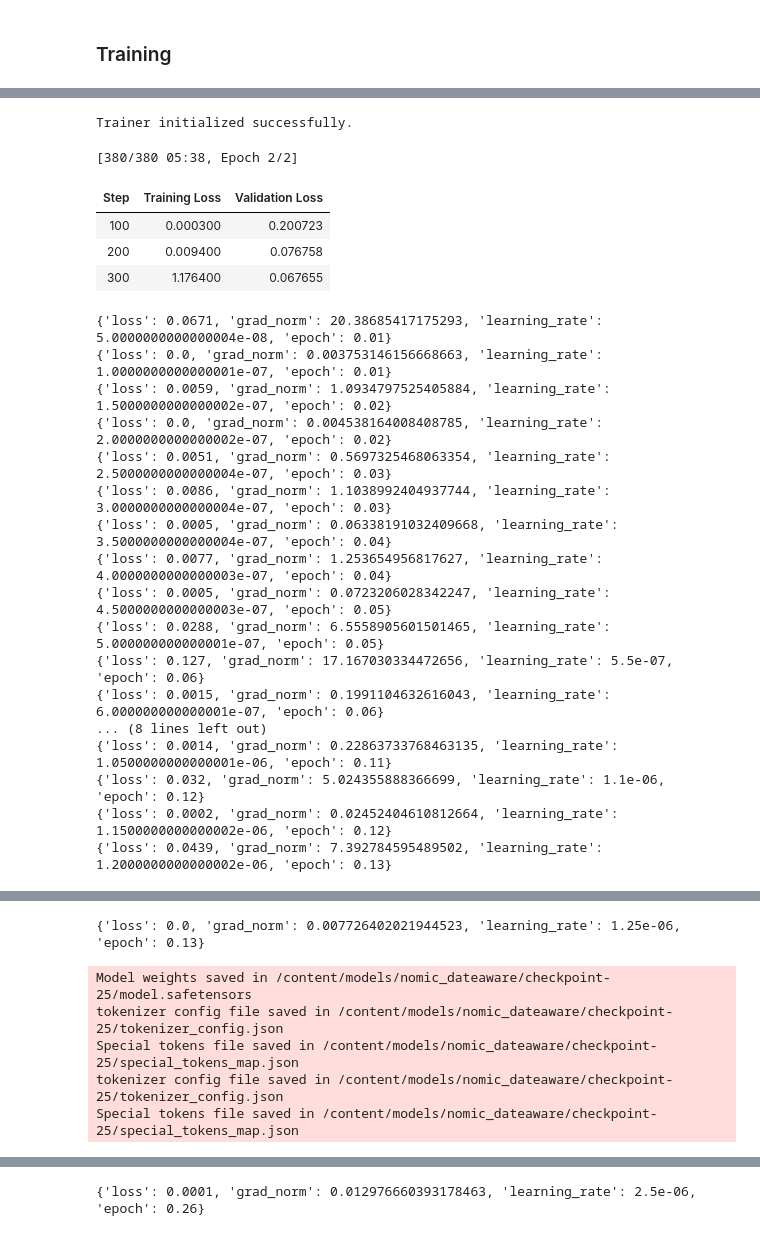
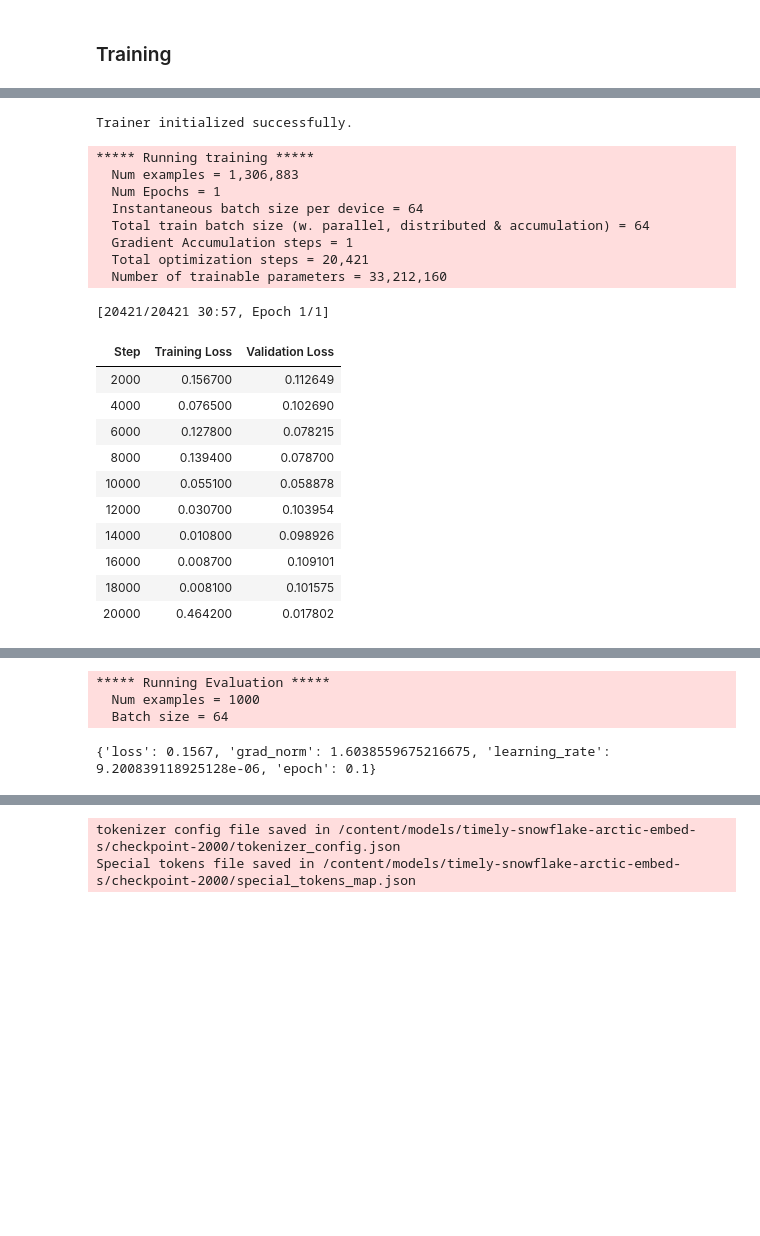
Before and after one commit to khoj-ai/timely, a Jupyter notebook: notebooks/training.ipynb, the cells around one changed output, grey strips where cells are left out. Cells and saved outputs as stored; diff of their text form; code cells hidden in the pictures; blank space fills up the shorter version.

Commit message:
cleaning up training and benchmarking files

```diff
--- a/notebooks/training.ipynb
+++ b/notebooks/training.ipynb
@@ -116,7 +88,7 @@ Dataset({
 #loading nomic-ai/nomic-embed-text-v1 embeddings model for finetuning
 !pip install einops
 model = SentenceTransformer(
-    "nomic-ai/nomic-embed-text-v1",
+    "Snowflake/snowflake-arctic-embed-s",
     trust_remote_code=True
 )
 # %% [output]
@@ -172,7 +191,10 @@ Initializing trainer...
 # %%
+import matplotlib.pyplot as plt
+
 import transformers
 transformers.logging.set_verbosity_debug()
 transformers.utils.logging.enable_default_handler()
+
 def main():
   # Set environment variables for debugging
   os.environ['CUDA_LAUNCH_BLOCKING'] = "1"
@@ -194,7 +216,7 @@ def main():
 
   # Proceed with trainer initialization
   try:
-        #Restart Session using the commented lines if this cell fails.
+      # Restart Session using the commented lines if this cell fails.
       # import os
       # os._exit(00)
       trainer = SentenceTransformerTrainer(
@@ -202,15 +224,31 @@ def main():
           args=args,
           train_dataset=dataset,
           loss=loss,
-          eval_dataset=dataset,
+          eval_dataset=test_dataset,
           evaluator=None,
       )
       trainer.add_callback(transformers.ProgressCallback)
       print("Trainer initialized successfully.")
       # Proceed with training
       trainer.train()
-      model.save_pretrained("models/nomic_dateaware/final")
+      model.save_pretrained("/content/drive/MyDrive/Date Aware Embeddings Model/timely-snowflake-arctic-embed-s-v9")
       print("Model saved successfully.")
+
+      # Plot model training
+      # After training is complete
+      log_history = trainer.state.log_history
+
+      # Extract training loss
+      train_loss = [log['loss'] for log in log_history if 'loss' in log]
+      steps = range(len(train_loss))
+
+      # Plot training loss
+      plt.plot(steps, train_loss)
+      plt.xlabel('Steps')
+      plt.ylabel('Training Loss')
+      plt.title('Training Loss Progression')
+      plt.show()
+
   except RuntimeError as e:
       print("Caught RuntimeError:", e)
       print("Potential issue with CUDA kernel execution.")
@@ -232,23 +262,21 @@ Currently training with a batch size of: 8
 Trainer initialized successfully.
-[380/380 05:38, Epoch 2/2]
+***** Running training *****
+  Num examples = 1,306,883
+  Num Epochs = 1
+  Instantaneous batch size per device = 64
+  Total train batch size (w. parallel, distributed & accumulation) = 64
+  Gradient Accumulation steps = 1
+  Total optimization steps = 20,421
+  Number of trainable parameters = 33,212,160
+[20421/20421 30:57, Epoch 1/1]
 | Step | Training Loss | Validation Loss |
-| 100 | 0.000300 | 0.200723 |
-| 200 | 0.009400 | 0.076758 |
-| 300 | 1.176400 | 0.067655 |
+| 2000 | 0.156700 | 0.112649 |
+| 4000 | 0.076500 | 0.102690 |
+| 6000 | 0.127800 | 0.078215 |
+| 8000 | 0.139400 | 0.078700 |
+| 10000 | 0.055100 | 0.058878 |
+| 12000 | 0.030700 | 0.103954 |
+| 14000 | 0.010800 | 0.098926 |
+| 16000 | 0.008700 | 0.109101 |
+| 18000 | 0.008100 | 0.101575 |
+| 20000 | 0.464200 | 0.017802 |
-{'loss': 0.0671, 'grad_norm': 20.38685417175293, 'learning_rate': 5.0000000000000004e-08, 'epoch': 0.01}
-{'loss': 0.0, 'grad_norm': 0.003753146156668663, 'learning_rate': 1.0000000000000001e-07, 'epoch': 0.01}
-{'loss': 0.0059, 'grad_norm': 1.0934797525405884, 'learning_rate': 1.5000000000000002e-07, 'epoch': 0.02}
-{'loss': 0.0, 'grad_norm': 0.004538164008408785, 'learning_rate': 2.0000000000000002e-07, 'epoch': 0.02}
-{'loss': 0.0051, 'grad_norm': 0.5697325468063354, 'learning_rate': 2.5000000000000004e-07, 'epoch': 0.03}
-{'loss': 0.0086, 'grad_norm': 1.1038992404937744, 'learning_rate': 3.0000000000000004e-07, 'epoch': 0.03}
-{'loss': 0.0005, 'grad_norm': 0.06338191032409668, 'learning_rate': 3.5000000000000004e-07, 'epoch': 0.04}
-{'loss': 0.0077, 'grad_norm': 1.253654956817627, 'learning_rate': 4.0000000000000003e-07, 'epoch': 0.04}
-{'loss': 0.0005, 'grad_norm': 0.0723206028342247, 'learning_rate': 4.5000000000000003e-07, 'epoch': 0.05}
-{'loss': 0.0288, 'grad_norm': 6.5558905601501465, 'learning_rate': 5.000000000000001e-07, 'epoch': 0.05}
-{'loss': 0.127, 'grad_norm': 17.167030334472656, 'learning_rate': 5.5e-07, 'epoch': 0.06}
-{'loss': 0.0015, 'grad_norm': 0.1991104632616043, 'learning_rate': 6.000000000000001e-07, 'epoch': 0.06}
-... (8 lines left out)
-{'loss': 0.0014, 'grad_norm': 0.22863733768463135, 'learning_rate': 1.0500000000000001e-06, 'epoch': 0.11}
-{'loss': 0.032, 'grad_norm': 5.024355888366699, 'learning_rate': 1.1e-06, 'epoch': 0.12}
-{'loss': 0.0002, 'grad_norm': 0.02452404610812664, 'learning_rate': 1.1500000000000002e-06, 'epoch': 0.12}
-{'loss': 0.0439, 'grad_norm': 7.392784595489502, 'learning_rate': 1.2000000000000002e-06, 'epoch': 0.13}
@@ -256,6 +300,4 @@ Configuration saved in /content/models/nomic_dateaware/checkpoint-25/config.json
-{'loss': 0.0, 'grad_norm': 0.007726402021944523, 'learning_rate': 1.25e-06, 'epoch': 0.13}
+***** Running Evaluation *****
+  Num examples = 1000
+  Batch size = 64
-Model weights saved in /content/models/nomic_dateaware/checkpoint-25/model.safetensors
-tokenizer config file saved in /content/models/nomic_dateaware/checkpoint-25/tokenizer_config.json
-Special tokens file saved in /content/models/nomic_dateaware/checkpoint-25/special_tokens_map.json
-tokenizer config file saved in /content/models/nomic_dateaware/checkpoint-25/tokenizer_config.json
-Special tokens file saved in /content/models/nomic_dateaware/checkpoint-25/special_tokens_map.json
+{'loss': 0.1567, 'grad_norm': 1.6038559675216675, 'learning_rate': 9.200839118925128e-06, 'epoch': 0.1}
@@ -280 +309,2 @@ Configuration saved in /content/models/nomic_dateaware/checkpoint-50/config.json
-{'loss': 0.0001, 'grad_norm': 0.012976660393178463, 'learning_rate': 2.5e-06, 'epoch': 0.26}
+tokenizer config file saved in /content/models/timely-snowflake-arctic-embed-s/checkpoint-2000/tokenizer_config.json
+Special tokens file saved in /content/models/timely-snowflake-arctic-embed-s/checkpoint-2000/special_tokens_map.json
```
Also changed, not shown: parts of 13 cells of this notebook, 7 other files.
